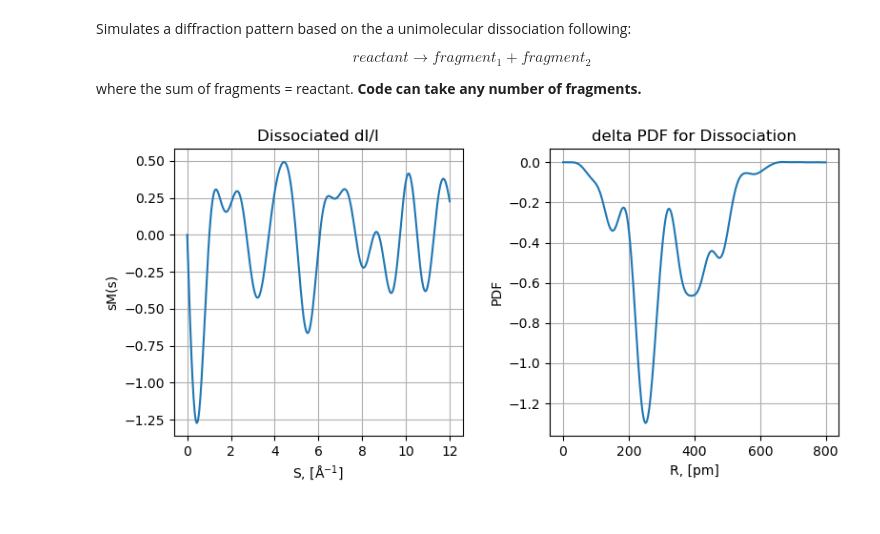
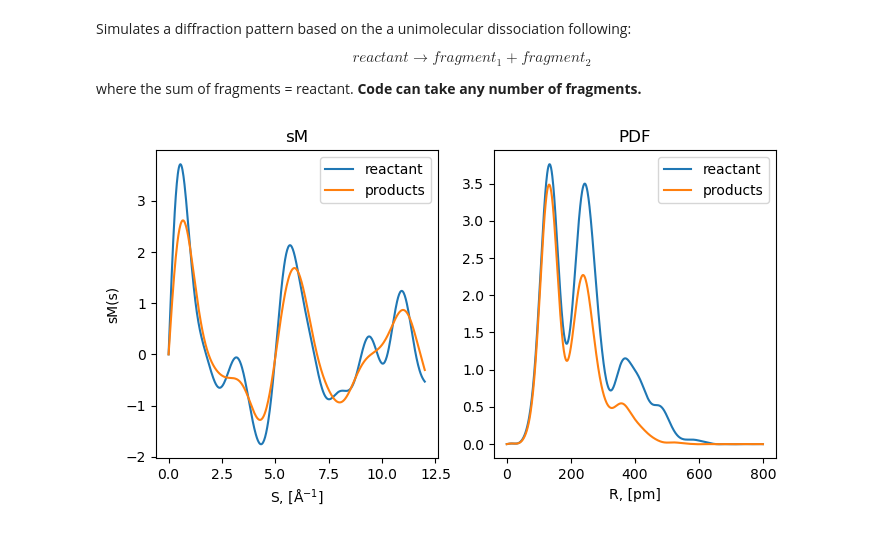
Before and after one commit to lheald2/gued, a Jupyter notebook: GUED_Simulations.ipynb, the cells around one changed output. Drawn from its saved outputs; the diff is of its cells as text; code cells hidden in the pictures.

```diff
--- a/GUED_Simulations.ipynb
+++ b/GUED_Simulations.ipynb
@@ -124,26 +112,7 @@ s000 = gt.import_s()
 s_max = 12 # Max Q range
 r_max = 800  # Max R range
 damp_const=33
-# %%
-dsM, s, dPDF, r = gt.dissoc_sim(path_mol, reactant, products, file_type, f, s000, s_max)
-
-plt.figure(figsize=(8,4))
-
-plt.subplot(1,2,1)
-plt.plot(s,dsM)
-plt.xlabel(r'S, ['+angs+'$^{-1}$]')
-plt.ylabel('sM(s)')
-plt.title('Dissociated dI/I');
-plt.grid()
-
-plt.subplot(1,2,2)
-plt.plot(r,dPDF);
-plt.xlabel(r'R, [pm]');
-plt.ylabel('PDF');
-plt.title('delta PDF for Dissociation');
-plt.grid()
-
-plt.tight_layout()
-plt.show()
-# %% [output]
-[figure, removed]
+# %%
+dsM, s, dPDF, r = gt.dissoc_sim(path_mol, reactant, products, file_type, plot=True)
+# %% [output]
+[figure, added]
```
Also changed, not shown: parts of 3 cells of this notebook, 2 other files.
